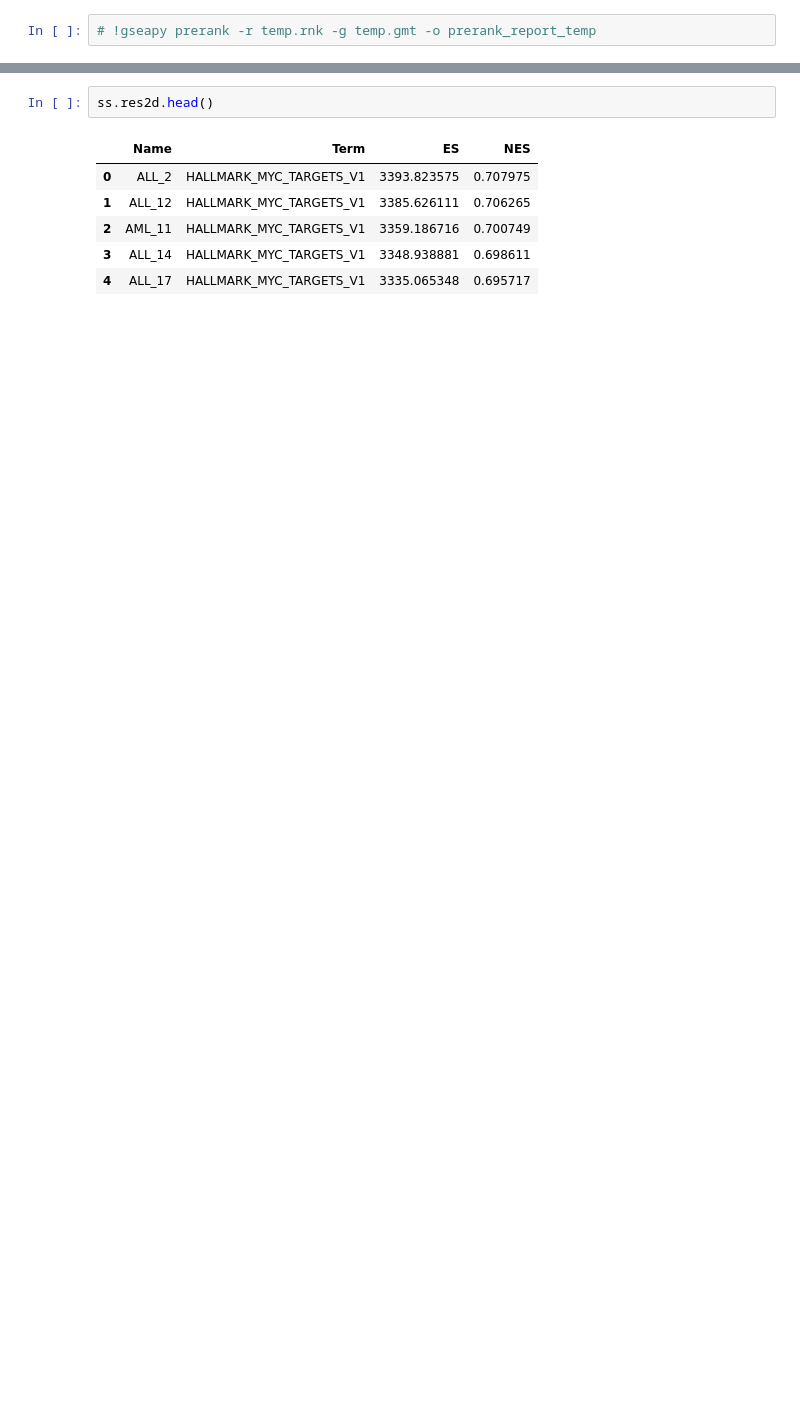
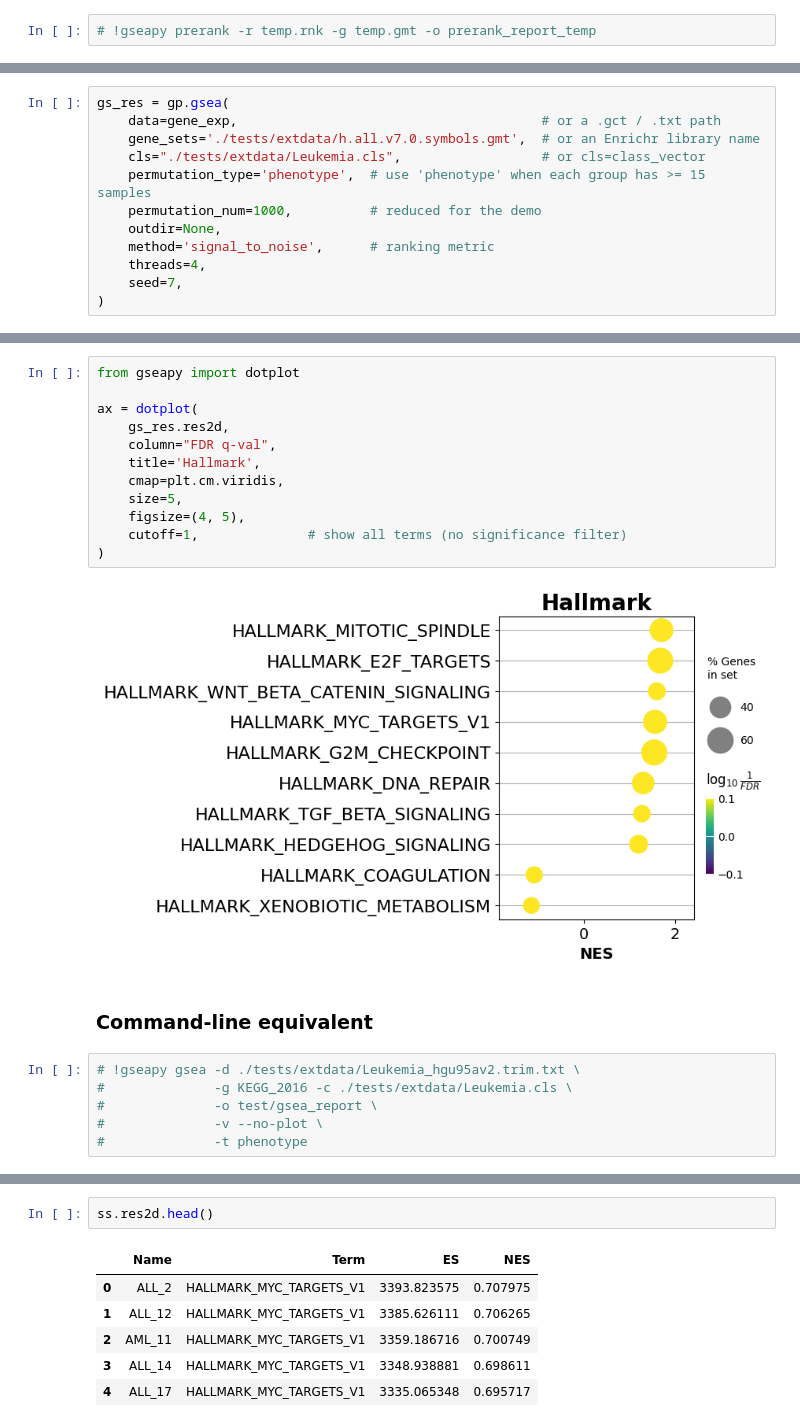
Before and after one commit to zqfang/GSEApy, a Jupyter notebook: docs/gseapy_example.ipynb, the cells around one changed output, grey strips where cells are left out. Drawn from its saved outputs; the diff is of its cells as text; blank space fills up the shorter version.

```diff
--- a/docs/gseapy_example.ipynb
+++ b/docs/gseapy_example.ipynb
@@ -890,0 +784,12 @@ ss = gp.ssgsea(data='./tests/extdata/Leukemia_hgu95av2.trim.txt',
+# %%
+gs_res = gp.gsea(
+    data=gene_exp,                                       # or a .gct / .txt path
+    gene_sets='./tests/extdata/h.all.v7.0.symbols.gmt',  # or an Enrichr library name
+    cls="./tests/extdata/Leukemia.cls",                  # or cls=class_vector
+    permutation_type='phenotype',  # use 'phenotype' when each group has >= 15 samples
+    permutation_num=1000,          # reduced for the demo
+    outdir=None,
+    method='signal_to_noise',      # ranking metric
+    threads=4,
+    seed=7,
+)
@@ -890,0 +865,22 @@ ss = gp.ssgsea(data='./tests/extdata/Leukemia_hgu95av2.trim.txt',
+# %%
+from gseapy import dotplot
+
+ax = dotplot(
+    gs_res.res2d,
+    column="FDR q-val",
+    title='Hallmark',
+    cmap=plt.cm.viridis,
+    size=5,
+    figsize=(4, 5),
+    cutoff=1,              # show all terms (no significance filter)
+)
+# %% [output]
+[figure, added]
+# %% [markdown]
+### Command-line equivalent
+# %%
+# !gseapy gsea -d ./tests/extdata/Leukemia_hgu95av2.trim.txt \
+#              -g KEGG_2016 -c ./tests/extdata/Leukemia.cls \
+#              -o test/gsea_report \
+#              -v --no-plot \
+#              -t phenotype
```
Also changed, not shown: parts of 170 cells of this notebook.
